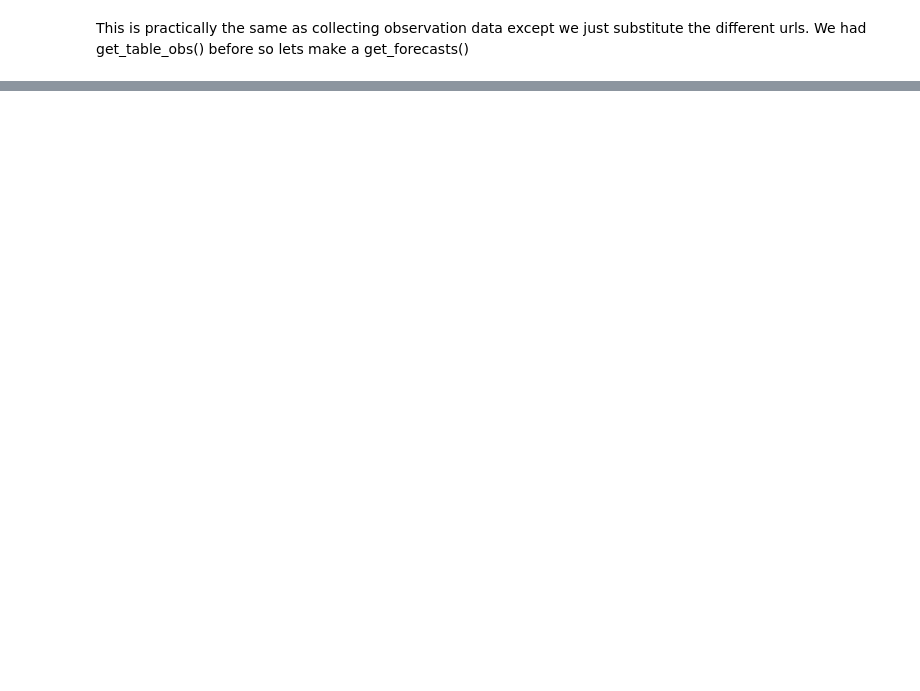
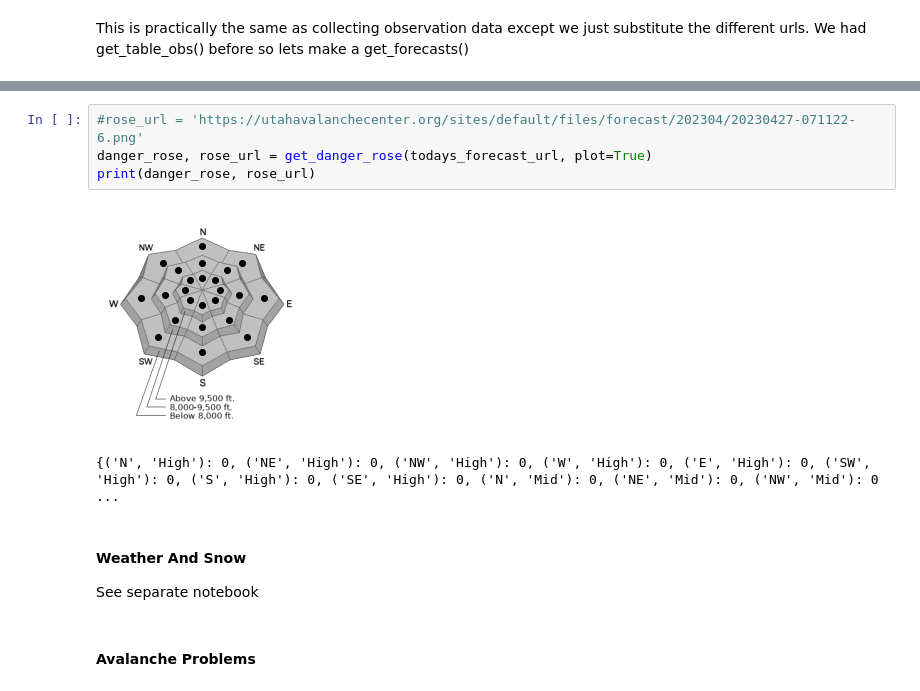
Before and after one commit to esturner/UtahAvlancheCenterScrape, a Jupyter notebook: collection_forecast_data.ipynb, the cells around one changed output, grey strips where cells are left out. Drawn from its saved outputs; the diff is of its cells as text; blank space fills up the shorter version.

```diff
--- a/collection_forecast_data.ipynb
+++ b/collection_forecast_data.ipynb
@@ -54,0 +228,13 @@ page_obs.head()
+# %%
+#rose_url = 'https://utahavalanchecenter.org/sites/default/files/forecast/202304/20230427-071122-6.png'
+danger_rose, rose_url = get_danger_rose(todays_forecast_url, plot=True)
+print(danger_rose, rose_url)
+# %% [output]
+[figure, added]
+{('N', 'High'): 0, ('NE', 'High'): 0, ('NW', 'High'): 0, ('W', 'High'): 0, ('E', 'High'): 0, ('SW', 'High'): 0, ('S', 'High'): 0, ('SE', 'High'): 0, ('N', 'Mid'): 0, ('NE', 'Mid'): 0, ('NW', 'Mid'): 0 ...
+# %% [markdown]
+#### Weather And Snow
+
+See separate notebook
+# %% [markdown]
+#### Avalanche Problems
```
Also changed, not shown: parts of 34 cells of this notebook, 4 other files.
